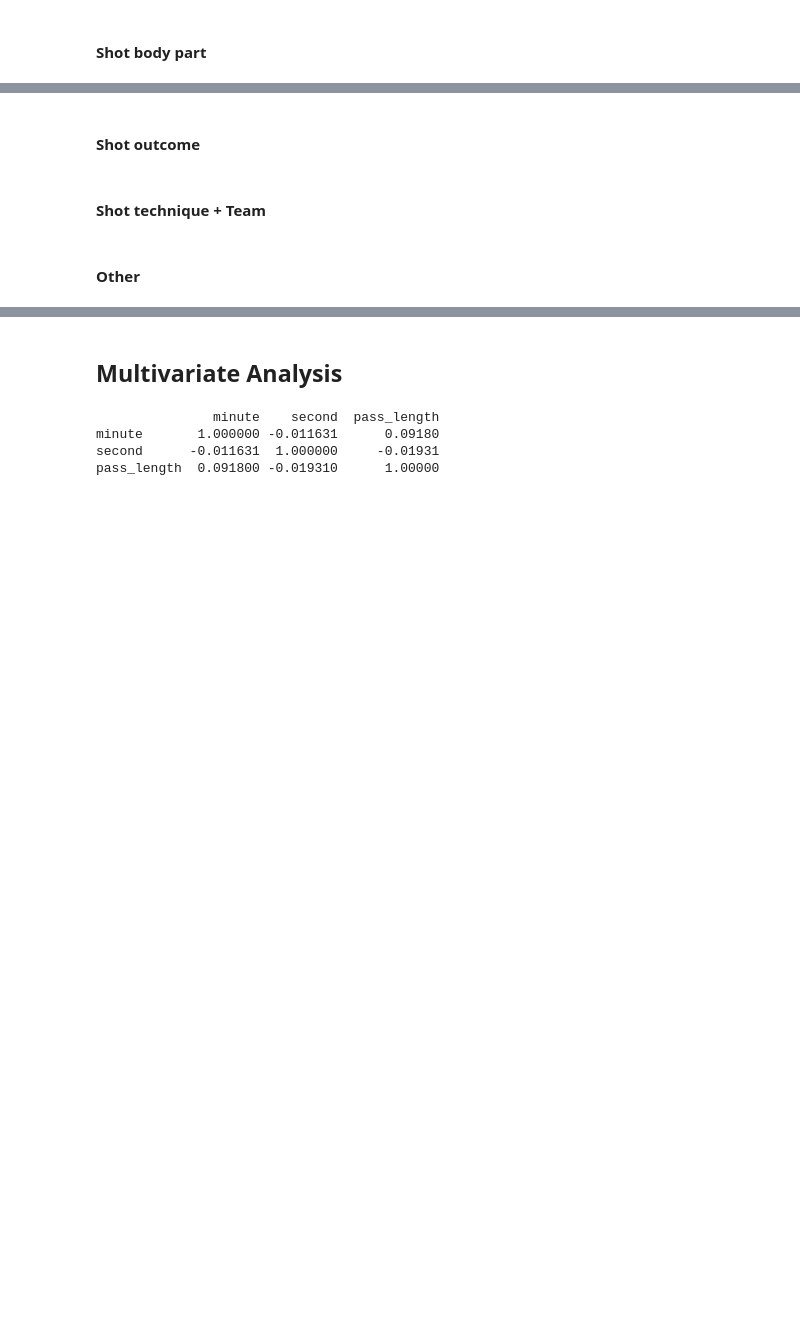
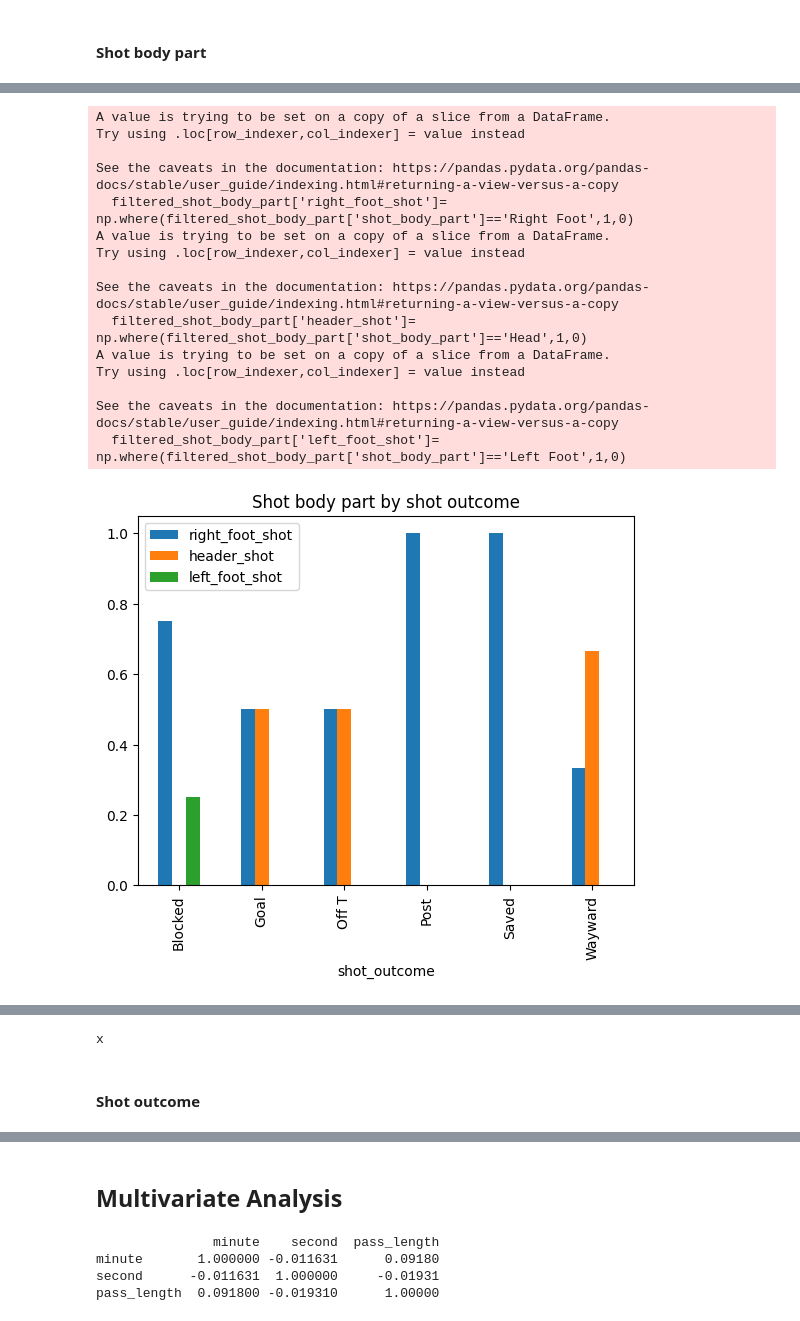
Before and after one commit to NojusMat/DataScience_CA2, a Jupyter notebook: NojusMatuseviciusDAProject.ipynb, the cells around one changed output, grey strips where cells are left out. Drawn from its saved outputs; the diff is of its cells as text; code cells hidden in the pictures; blank space fills up the shorter version.

```diff
--- a/NojusMatuseviciusDAProject.ipynb
+++ b/NojusMatuseviciusDAProject.ipynb
@@ -2624,0 +1282,50 @@ print("Both teams had the same information")
+# %%
+filtered_shot_body_part = data[(data['shot_body_part'] != 'N/A')]
+#________________________________________Shot body part/ shot outcome _______________________________________________________
+filtered_shot_body_part.value_counts()
+
+filtered_shot_body_part['right_foot_shot']= np.where(filtered_shot_body_part['shot_body_part']=='Right Foot',1,0)
+filtered_shot_body_part['header_shot']= np.where(filtered_shot_body_part['shot_body_part']=='Head',1,0)
+filtered_shot_body_part['left_foot_shot']= np.where(filtered_shot_body_part['shot_body_part']=='Left Foot',1,0)
+
+shotByPartByShotOutcome = filtered_shot_body_part.groupby('shot_outcome')[['right_foot_shot','header_shot','left_foot_shot']].mean()
+
+shotByPartByShotOutcome.plot.bar()
+plt.title("Shot body part by shot outcome")
+plt.show()
+
+
+#________________________________________Shot body part/ team _______________________________________________________
+
+eibar_data = filtered_shot_body_part[filtered_shot_body_part['team'] == 'Eibar']
+levante_data = filtered_shot_body_part[filtered_shot_body_part['team'] == 'Levante UD']
+
+# Calculate the percentage of each pass outcome probability by team.
+eibar_data_percentages = eibar_data['shot_body_part'].value_counts(normalize=True)*100
+levante_data_percentages = levante_data['shot_body_part'].value_counts(normalize=True)*100
+
+# Plot the bar chart for the pass outcome by team .
+team_dueling = pd.concat([eibar_data_percentages, levante_data_percentages], axis=1, keys=['Eibar', 'Levante UD'])
+team_dueling.plot.bar()
+plt.title("Shot body part By Team")
+plt.xlabel("Shot body part")
+plt.ylabel("% of Shot body part")
+plt.show() #Show the plot
+print("x")
+# %% [output]
+A value is trying to be set on a copy of a slice from a DataFrame.
+Try using .loc[row_indexer,col_indexer] = value instead
+
+See the caveats in the documentation: https://pandas.pydata.org/pandas-docs/stable/user_guide/indexing.html#returning-a-view-versus-a-copy
+  filtered_shot_body_part['right_foot_shot']= np.where(filtered_shot_body_part['shot_body_part']=='Right Foot',1,0)
+A value is trying to be set on a copy of a slice from a DataFrame.
+Try using .loc[row_indexer,col_indexer] = value instead
+
+See the caveats in the documentation: https://pandas.pydata.org/pandas-docs/stable/user_guide/indexing.html#returning-a-view-versus-a-copy
+  filtered_shot_body_part['header_shot']= np.where(filtered_shot_body_part['shot_body_part']=='Head',1,0)
+A value is trying to be set on a copy of a slice from a DataFrame.
+Try using .loc[row_indexer,col_indexer] = value instead
+
+See the caveats in the documentation: https://pandas.pydata.org/pandas-docs/stable/user_guide/indexing.html#returning-a-view-versus-a-copy
+  filtered_shot_body_part['left_foot_shot']= np.where(filtered_shot_body_part['shot_body_part']=='Left Foot',1,0)
+[figure, added]
@@ -2625,2 +1333,3 @@ print("Both teams had the same information")
+x
 # %% [markdown]
 #### Shot outcome
@@ -2630,2 +1335,0 @@ print("Both teams had the same information")
-# %% [markdown]
-#### Shot technique + Team
@@ -2634,2 +1335,0 @@ print("Both teams had the same information")
-# %% [markdown]
-#### Other
```
Also changed, not shown: parts of 59 cells of this notebook, 1 other file.
